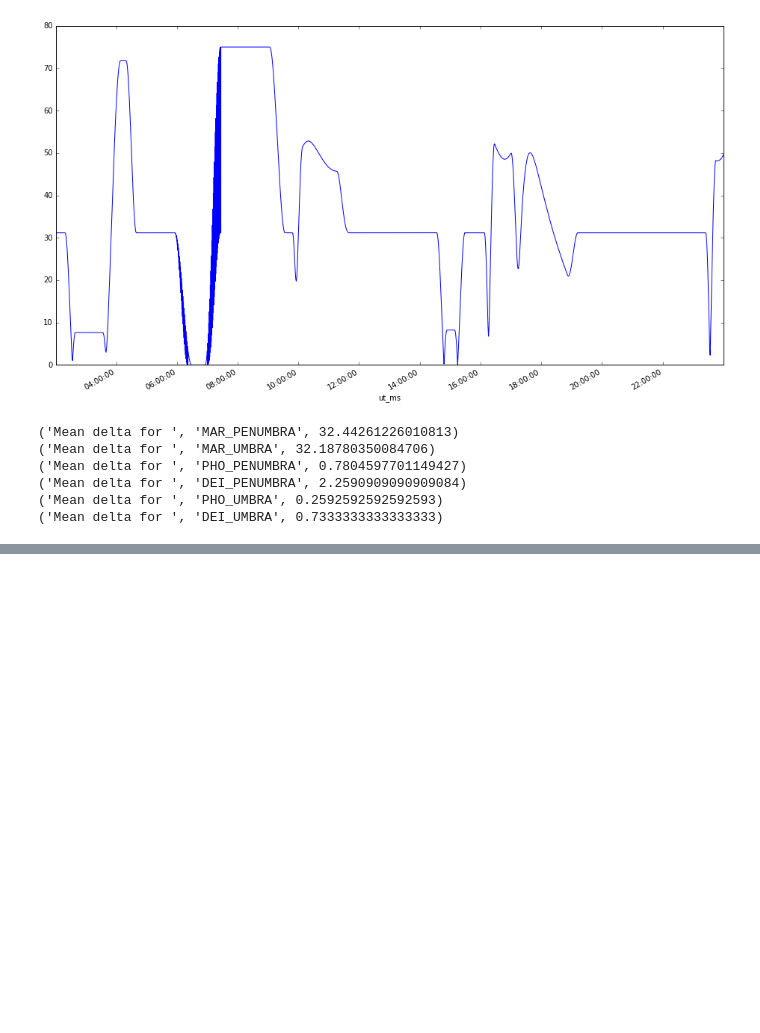
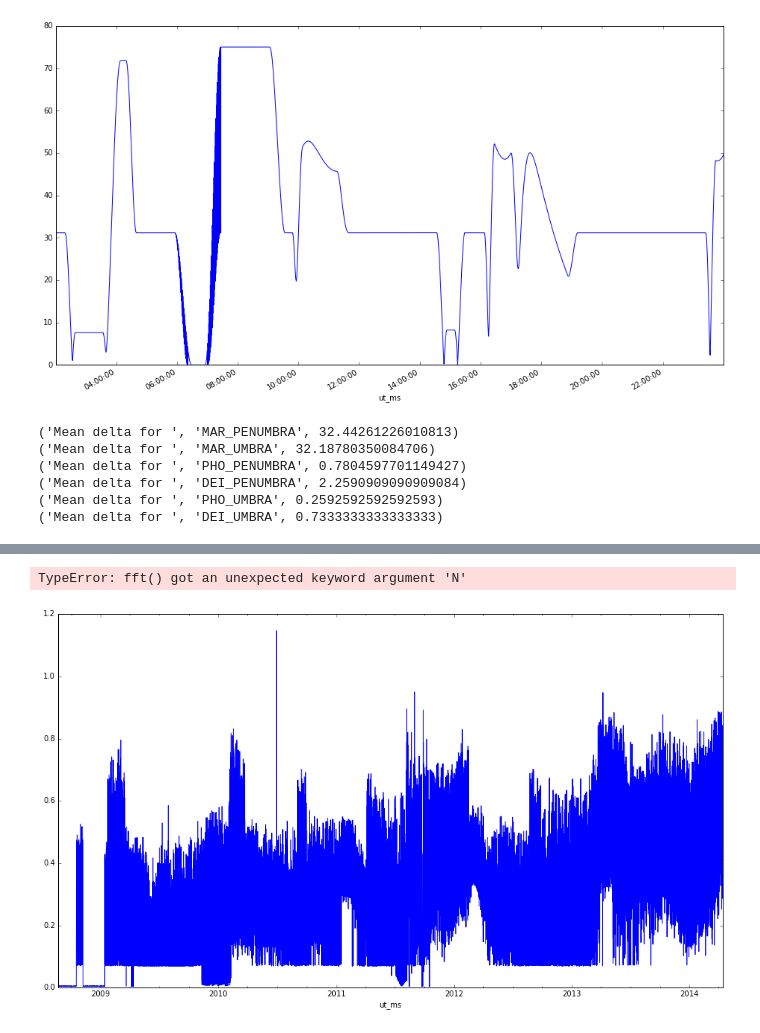
Before and after one commit to ktrnka/mars-express, a Jupyter notebook: src/data exploration.ipynb, the cells around one changed output, grey strips where cells are left out. Drawn from its saved outputs; the diff is of its cells as text; code cells hidden in the pictures; blank space fills up the shorter version.

```diff
--- a/src/data exploration.ipynb
+++ b/src/data exploration.ipynb
@@ -200,0 +206,12 @@ for event_name in event_counts.index[event_counts.index.str.contains("START")]:
+# %%
+col = col_weights.index[3]
+
+# power_data[col].plot(figsize=(16,9))
+
+
+# try taking the FFT of one of them
+resampled = power_data[col].resample("1Min").mean().interpolate().fillna(method="bfill")
+resampled.plot(figsize=(16, 9))
+# %% [output]
+TypeError: fft() got an unexpected keyword argument 'N'
+[figure, added]
```
Also changed, not shown: parts of 4 cells of this notebook, 3 other files.
